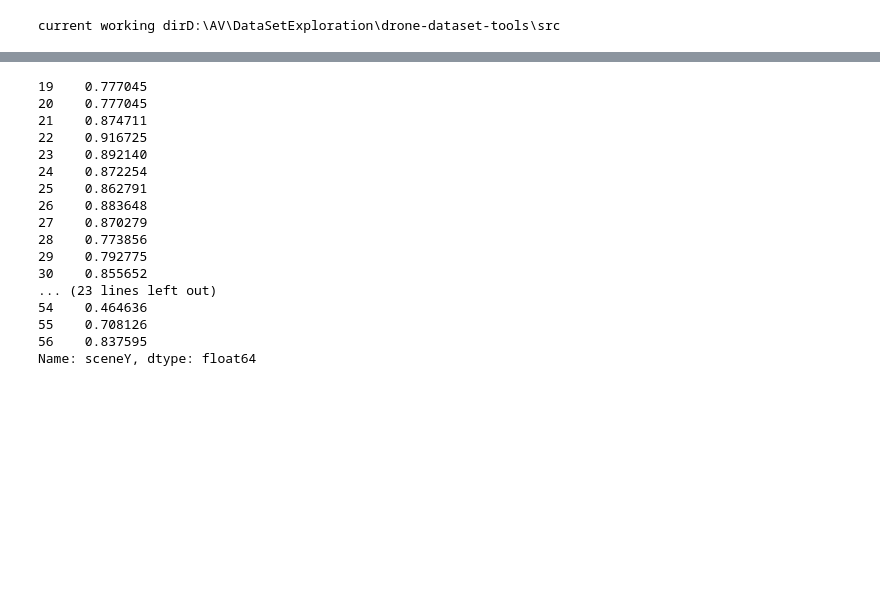
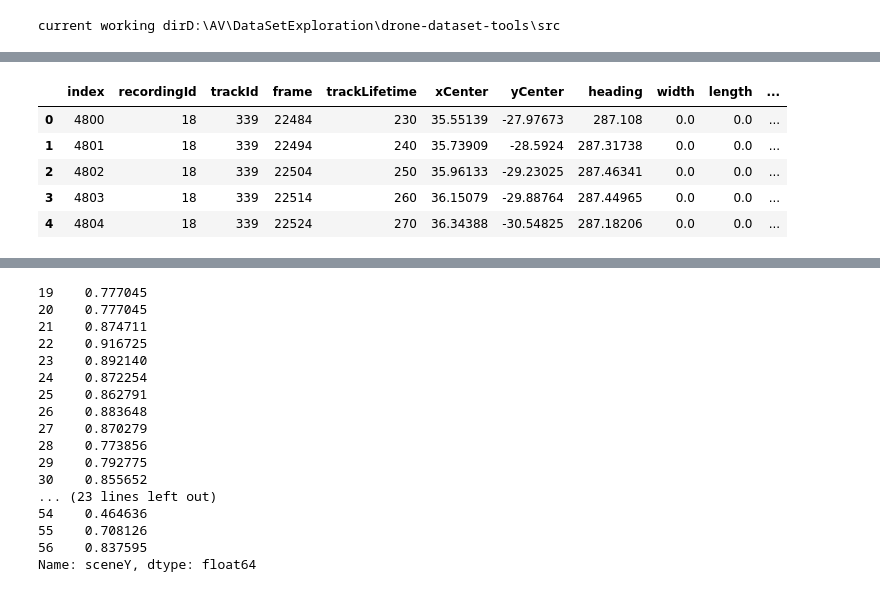
Before and after one commit to ika-rwth-aachen/drone-dataset-tools, a Jupyter notebook: src/notebooks/EDA-Scene.ipynb, the cells around one changed output, grey strips where cells are left out. Drawn from its saved outputs; the diff is of its cells as text; code cells hidden in the pictures; blank space fills up the shorter version.

```diff
--- a/src/notebooks/EDA-Scene.ipynb
+++ b/src/notebooks/EDA-Scene.ipynb
@@ -45,2 +40,2 @@ visualizer.showLocationSceneData(scene10, onlyClipped=True)
 # %%
-pedDf.describe()
+pedDf = scene10.getPedDataInSceneCorrdinates()
@@ -57,3 +42,12 @@ pedDf.describe()
+# %%
+pedDf.head()
+# %% [output]
+|  | index | recordingId | trackId | frame | trackLifetime | xCenter | yCenter | heading | width | length | ... |
+| 0 | 4800 | 18 | 339 | 22484 | 230 | 35.55139 | -27.97673 | 287.108 | 0.0 | 0.0 | ... |
+| 1 | 4801 | 18 | 339 | 22494 | 240 | 35.73909 | -28.5924 | 287.31738 | 0.0 | 0.0 | ... |
+| 2 | 4802 | 18 | 339 | 22504 | 250 | 35.96133 | -29.23025 | 287.46341 | 0.0 | 0.0 | ... |
+| 3 | 4803 | 18 | 339 | 22514 | 260 | 36.15079 | -29.88764 | 287.44965 | 0.0 | 0.0 | ... |
+| 4 | 4804 | 18 | 339 | 22524 | 270 | 36.34388 | -30.54825 | 287.18206 | 0.0 | 0.0 | ... |
 # %%
 pedDf["uniqueTrackId"].unique()
 # %% [output]
```
Also changed, not shown: parts of 7 cells of this notebook, 5 other files.
